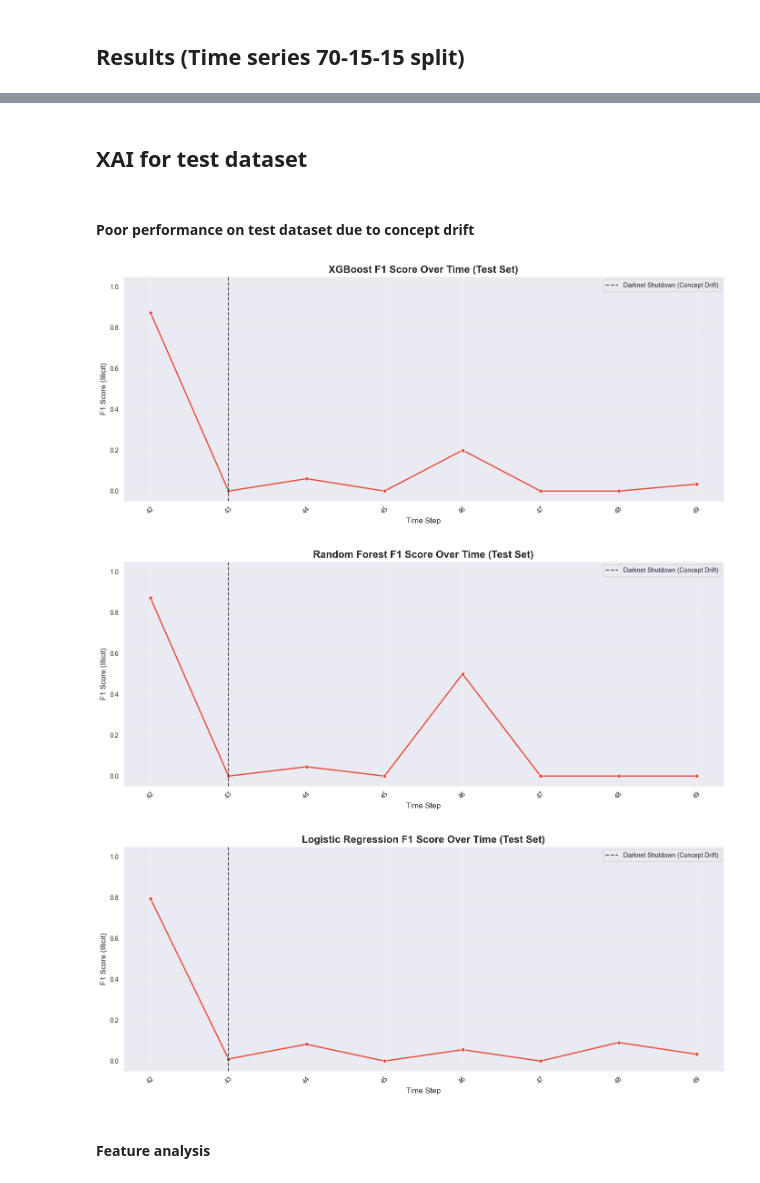
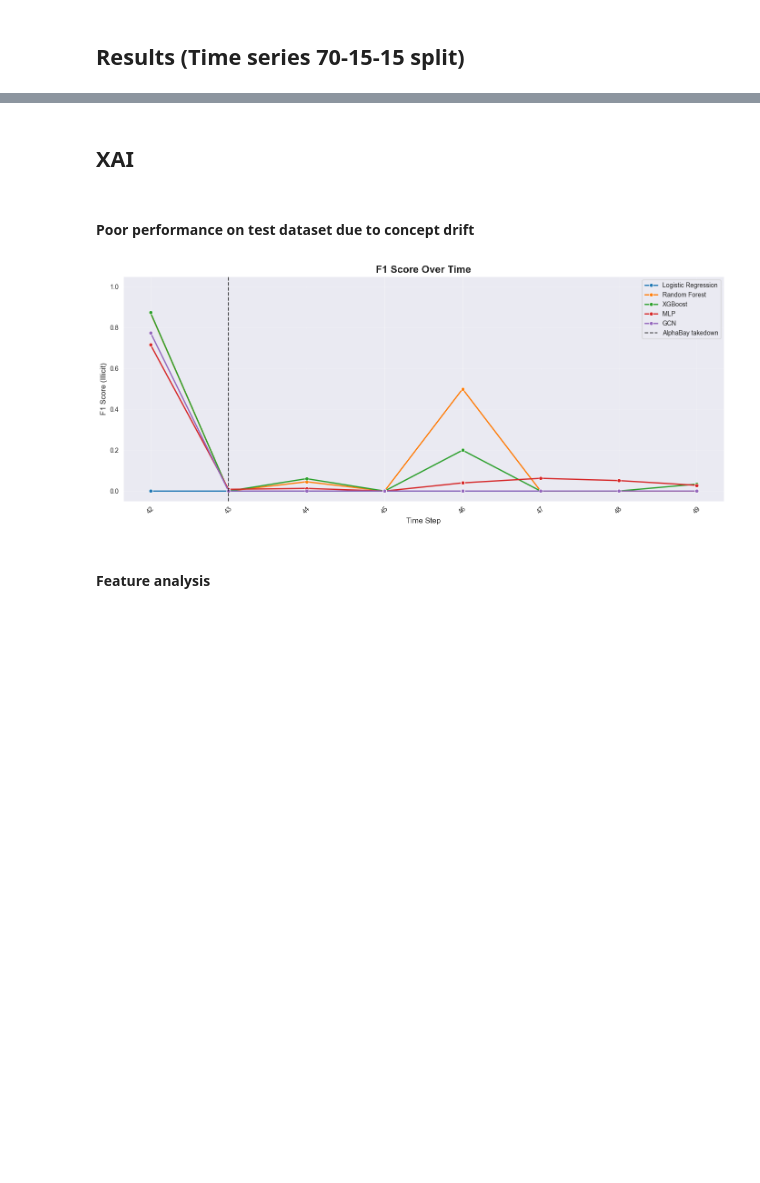
Before and after one commit to jakub-malczak/bitcoin-transaction-classification, a Jupyter notebook: notebooks/04_classic_models_results.ipynb, the cells around one changed output, grey strips where cells are left out. Drawn from its saved outputs; the diff is of its cells as text; code cells hidden in the pictures; blank space fills up the shorter version.

Commit message:
Added GCN and MLP model & XAI

```diff
--- a/notebooks/04_classic_models_results.ipynb
+++ b/notebooks/04_classic_models_results.ipynb
@@ -127,0 +183,2 @@ def run_experiment(model_name, model, x_train, y_train, x_validation, y_validati
+# %%
+features_df, classes_df, edges_df = load_raw_data()
@@ -272,0 +404,12 @@ xgb_all_model, xgb_all_metrics = run_experiment(
+# %%
+mlp_all_model, mlp_all_metrics = run_experiment(
+    model_name="MLP",
+    model=build_mlp(166, 50),
+    x_train=x_all_train,
+    y_train=y_all_train,
+    x_validation=x_all_validation,
+    y_validation=y_all_validation,
+    x_test=x_all_test,
+    y_test=y_all_test,
+    feature_set='all'
+)
@@ -336,14 +515,14 @@ ax.set_rlabel_position(0)
 plt.yticks([0.2, 0.4, 0.6, 0.8, 1.0], ["0.2", "0.4", "0.6", "0.8", "1.0"], color="grey", size=10)
 plt.ylim(0, 1.0)
 
-colors = ['#3498db', '#2ecc71', '#e74c3c']
+colors = ['#4C72B0', '#DD8452', '#55A868', '#C44E52', '#8172B3']
 
 for (model_name, data), color in zip(models_data.items(), colors):
     values = data + data[:1]
     ax.plot(angles, values, linewidth=2, linestyle='solid', label=model_name, color=color)
     ax.fill(angles, values, color=color, alpha=0.1)
 
-plt.title('Model Performance Trade-Offs (All Features)', size=16, fontweight='bold', y=1.1)
+plt.title('Model Performance', size=16, fontweight='bold', y=1.1)
 plt.legend(loc='upper right', bbox_to_anchor=(1.3, 1.1))
 plt.show()
 # %% [output]
@@ -351,5 +530,5 @@ plt.show()
 # %% [markdown]
-## XAI for test dataset
+## XAI
 # %% [markdown]
 #### Poor performance on test dataset due to concept drift
 # %%
@@ -393,13 +596,39 @@ def plot_f1_over_time(model, model_name, x_test, y_test, threshold):
     plt.tight_layout()
     plt.show()
 # %%
-plot_f1_over_time(xgb_all_model, 'XGBoost', x_all_test, y_all_test, threshold=0.78)
-plot_f1_over_time(rf_all_model, 'Random Forest', x_all_test, y_all_test, threshold=0.68)
-plot_f1_over_time(lr_all_model, 'Logistic Regression', x_all_test, y_all_test, threshold=0.54)
+import torch
+
+# 1. Prawdopodobieństwa dla modeli ze Scikit-Learn
+probs_lr = lr_all_model.predict_proba(x_all_test)[:, 1]
+probs_rf = rf_all_model.predict_proba(x_all_test)[:, 1]
+probs_xgb = xgb_all_model.predict_proba(x_all_test)[:, 1]
+probs_mlp = mlp_all_model.predict_proba(x_all_test)[:, 1]
+
+# 2. Prawdopodobieństwa dla modelu GCN (PyTorch)
+gcn_all_model.eval()
+with torch.no_grad():
+    # GCN potrzebuje całego grafu do przejścia w przód (forward pass)
+    logits, _ = gcn_all_model(graph_data.x, graph_data.edge_index)
+
+    # Aplikujemy sigmoid, aby otrzymać prawdopodobieństwa (0-1)
+    all_gcn_probs = torch.sigmoid(logits).squeeze().cpu().numpy()
+
+    # Wycinamy TYLKO węzły testowe używając naszej maski testowej
+    probs_gcn = all_gcn_probs[test_mask.cpu().numpy()]
+
+# 3. Zbieramy wszystko w listę
+all_probs = [probs_lr, probs_rf, probs_xgb, probs_mlp, probs_gcn]
+
+# 4. Rysujemy wykres
+plot_f1_over_time(
+    probs_list=all_probs,
+    model_names=['Logistic Regression', 'Random Forest', 'XGBoost', 'MLP', 'GCN'],
+    x_df=x_all_test, # Przekazujemy df, żeby funkcja mogła wyciągnąć 'time_step'
+    y_true=y_all_test,
+    thresholds=[0.54, 0.68, 0.78, 0.59, 0.76]
+)
 # %% [output]
-[figure, old version]
+[figure, new version]
-[figure, removed]
-[figure, removed]
 # %% [markdown]
 #### Feature analysis
 # %%
```
Also changed, not shown: parts of 25 cells of this notebook, 3 other files.
